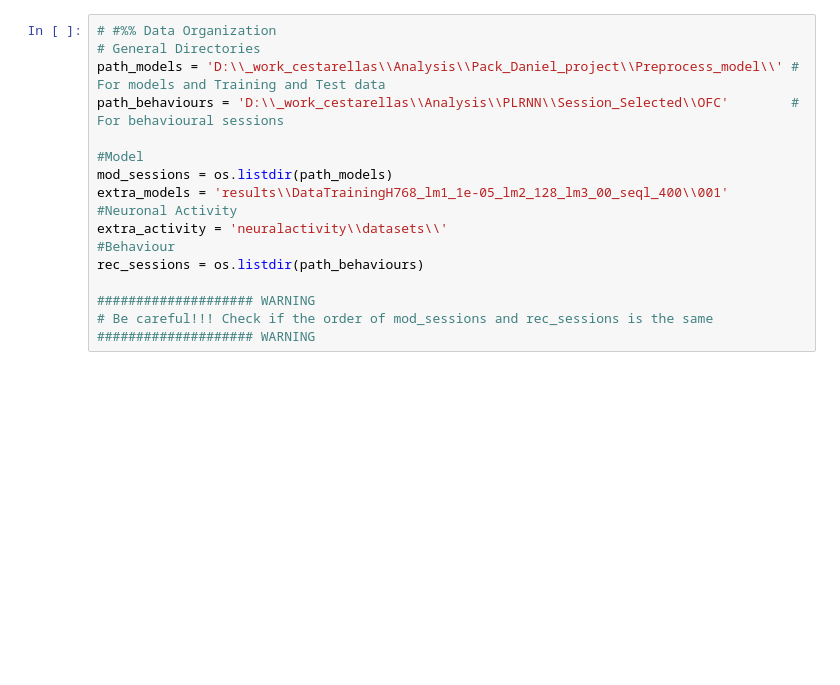
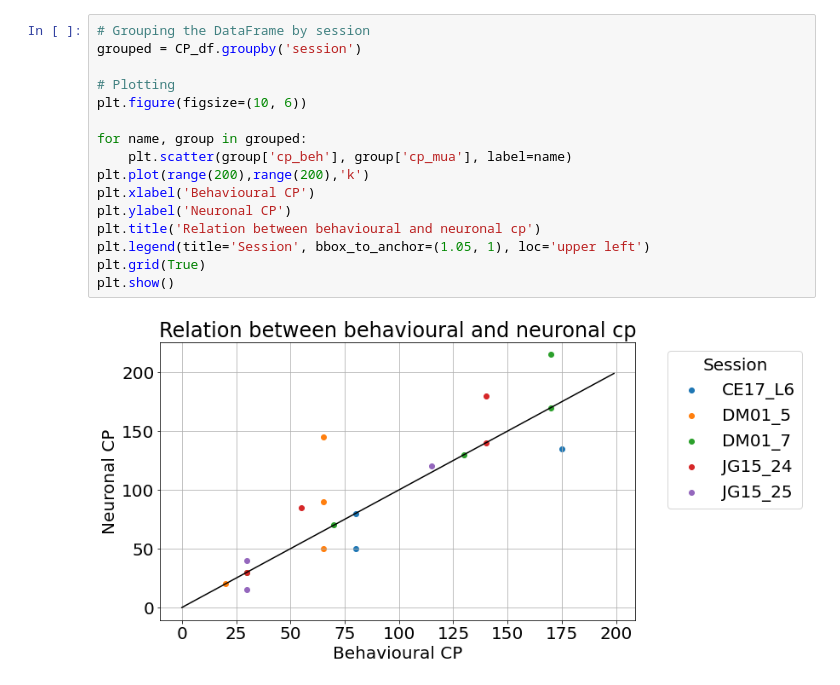
Before and after one commit to Cestarellasmartin/PLRNN, a Jupyter notebook: Paper_Figures/Change_points/Change_points_Sessions.ipynb, the cells around one changed output. Drawn from its saved outputs; the diff is of its cells as text; blank space fills up the shorter version.

Commit message:
new scripts testing data

```diff
--- a/Paper_Figures/Change_points/Change_points_Sessions.ipynb
+++ b/Paper_Figures/Change_points/Change_points_Sessions.ipynb
@@ -152,17 +42,18 @@ Text(0, 0.5, 'Neuronal Change Point')
 # %%
-# #%% Data Organization
-# General Directories
-path_models = 'D:\\_work_cestarellas\\Analysis\\Pack_Daniel_project\\Preprocess_model\\' # For models and Training and Test data
-path_behaviours = 'D:\\_work_cestarellas\\Analysis\\PLRNN\\Session_Selected\\OFC'        # For behavioural sessions
+# Grouping the DataFrame by session
+grouped = CP_df.groupby('session')
 
-#Model
-mod_sessions = os.listdir(path_models)
-extra_models = 'results\\DataTrainingH768_lm1_1e-05_lm2_128_lm3_00_seql_400\\001'
-#Neuronal Activity
-extra_activity = 'neuralactivity\\datasets\\'
-#Behaviour
-rec_sessions = os.listdir(path_behaviours)
+# Plotting
+plt.figure(figsize=(10, 6))
 
-#################### WARNING
-# Be careful!!! Check if the order of mod_sessions and rec_sessions is the same
-#################### WARNING
+for name, group in grouped:
+    plt.scatter(group['cp_beh'], group['cp_mua'], label=name)
+plt.plot(range(200),range(200),'k')
+plt.xlabel('Behavioural CP')
+plt.ylabel('Neuronal CP')
+plt.title('Relation between behavioural and neuronal cp')
+plt.legend(title='Session', bbox_to_anchor=(1.05, 1), loc='upper left')
+plt.grid(True)
+plt.show()
+# %% [output]
+[figure, added]
```
Also changed, not shown: parts of 2 cells of this notebook, 33 other files.
